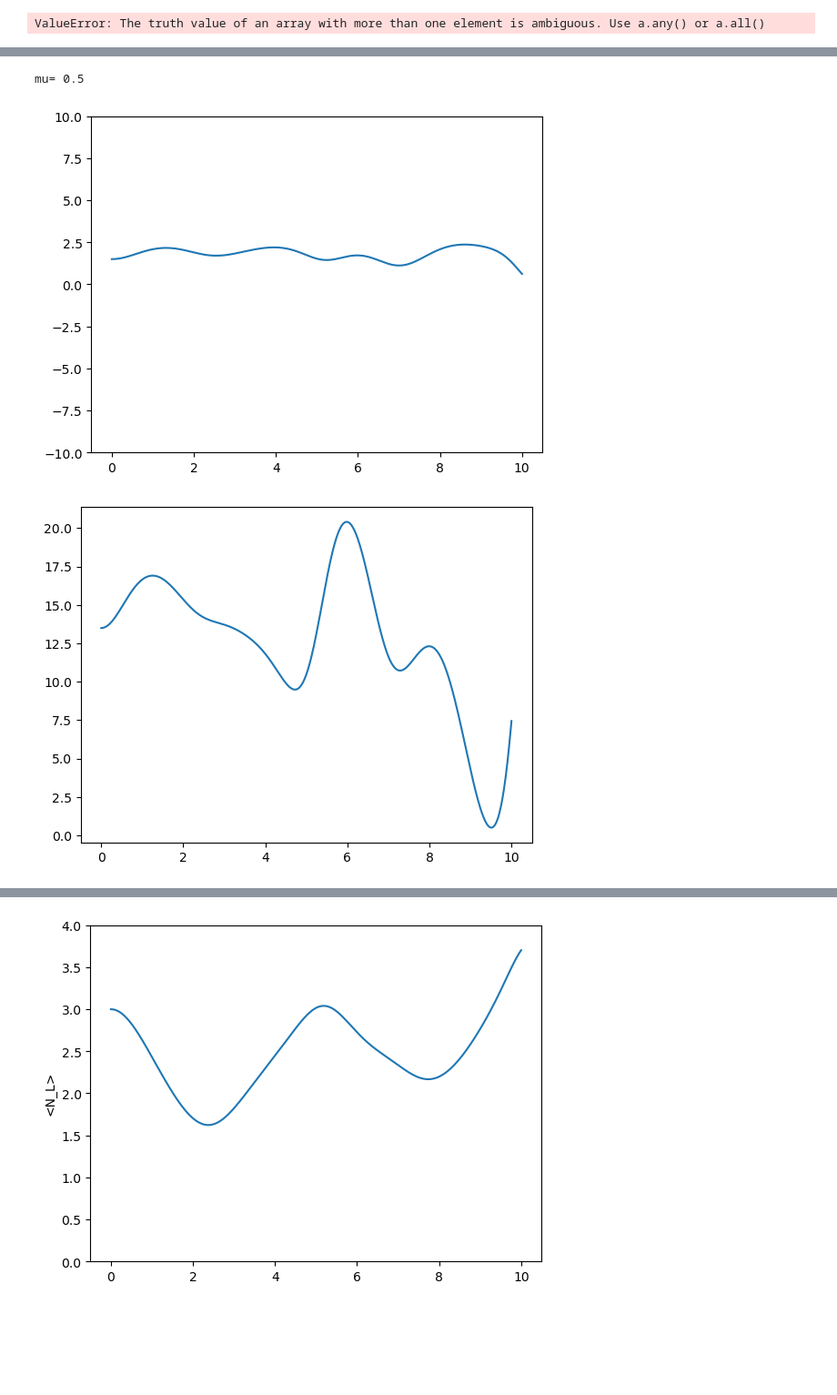
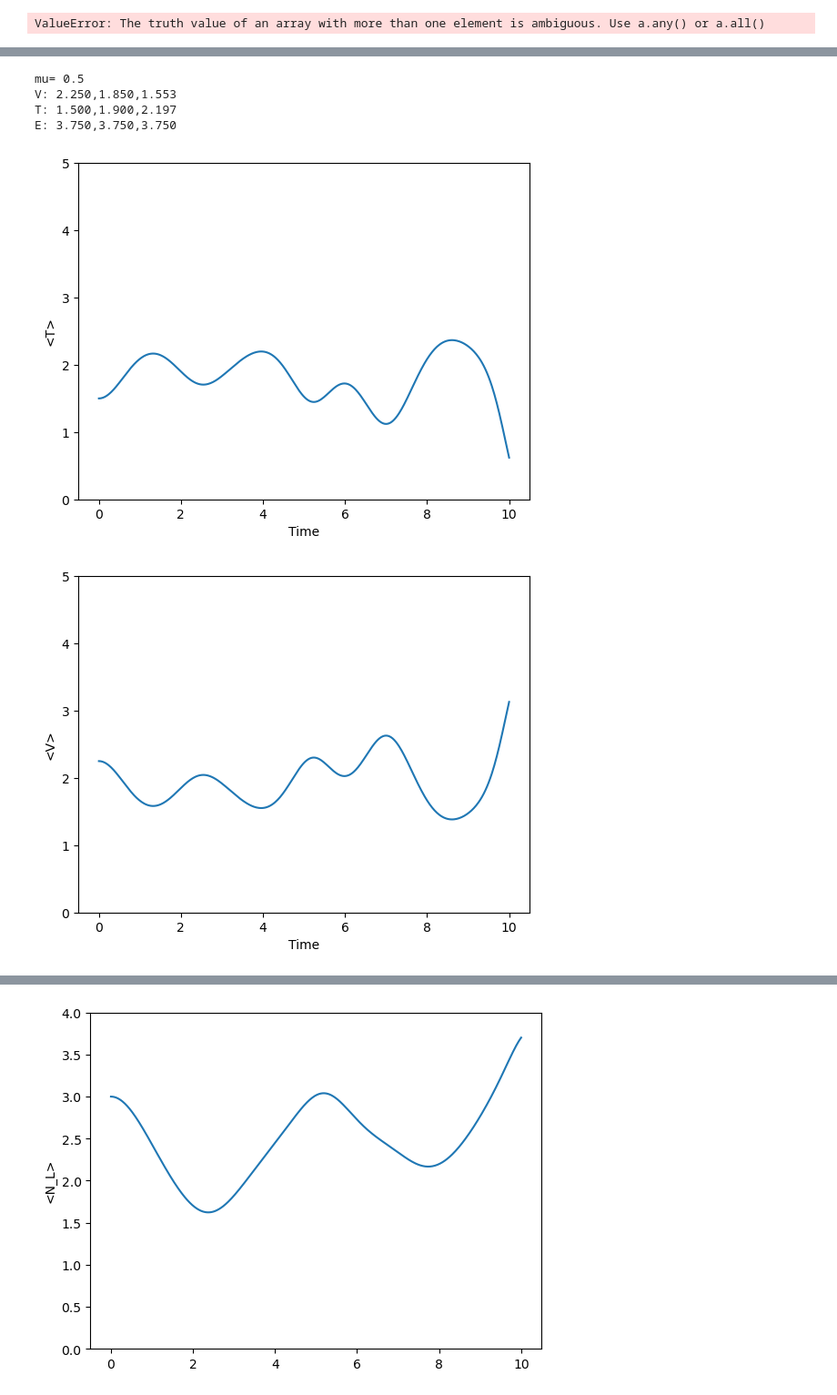
Before and after one commit to annabirke/Honours_entangle_magic, a Jupyter notebook: TDDM_linked_24July.ipynb, the cells around one changed output, grey strips where cells are left out. Shown at 91% size. Cells and saved outputs as stored; diff of their text form; code cells hidden in the pictures; blank space fills up the shorter version.

```diff
--- a/TDDM_linked_24July.ipynb
+++ b/TDDM_linked_24July.ipynb
@@ -237,34 +242,56 @@ plt.show()
 # %%
 """
 Check energy conservation
 """
 a=1
 print('mu=',mu)
 
 h0 = a/2*np.array([[1,-1],
                    [-1,1]],dtype=complex)
 v = np.array([[mu,0,0,0],
               [0,0,0,0],
               [0,0,0,0],
               [0,0,0,mu]],dtype=complex)
 H = np.array([[a+mu,-a/2,-a/2,0],
               [-a/2,a,0,-a/2],
               [-a/2,0,a,-a/2],
               [0,-a/2,-a/2,a+mu]], dtype=complex)
 
-# kinetic first
+# kinetic first (1body)
 T = np.trace( np.einsum("ijt,jk->ikt",rho_soln,h0), axis1=0, axis2=1)
-# now total
-E = np.trace( np.einsum("ijt,jk->ikt",rho2_soln,H), axis1=0, axis2=1)
+                # # now total
+                # E = np.trace( np.einsum("ijt,jk->ikt",rho2_soln,H), axis1=0, axis2=1)
+                # print(f'E: {E[0].real:.3f},{E[100].real:.3f},{E[200].real:.3f}')
+# now potential (2body)
+V = 0.5*np.trace( np.einsum("ijt,jk->ikt",rho2_soln,v), axis1=0, axis2=1)
+print(f'V: {V[0].real:.3f},{V[100].real:.3f},{V[200].real:.3f}')
+
+E = T + V
+print(f'T: {T[0].real:.3f},{T[100].real:.3f},{T[200].real:.3f}')
+print(f'E: {E[0].real:.3f},{E[100].real:.3f},{E[200].real:.3f}')
+
 
 plt.plot(soln.t,T)
-plt.ylim(-10,10)
+plt.ylabel('<T>')
+plt.xlabel('Time')
+plt.ylim(0,5)
+plt.show()
+
+plt.plot(soln.t,V)
+plt.ylabel('<V>')
+plt.xlabel('Time')
+plt.ylim(0,5)
 plt.show()
 
 plt.plot(soln.t,E)
-# plt.ylim(-40,0)
+plt.ylabel('<H>')
+plt.xlabel('Time')
+plt.ylim(0,5)
 plt.show()
 # %% [output]
 mu= 0.5
+V: 2.250,1.850,1.553
+T: 1.500,1.900,2.197
+E: 3.750,3.750,3.750
-[figure, old version]
+[figure, new version]
-[figure, old version]
+[figure, new version]
```
Also changed, not shown: parts of 5 cells of this notebook.
